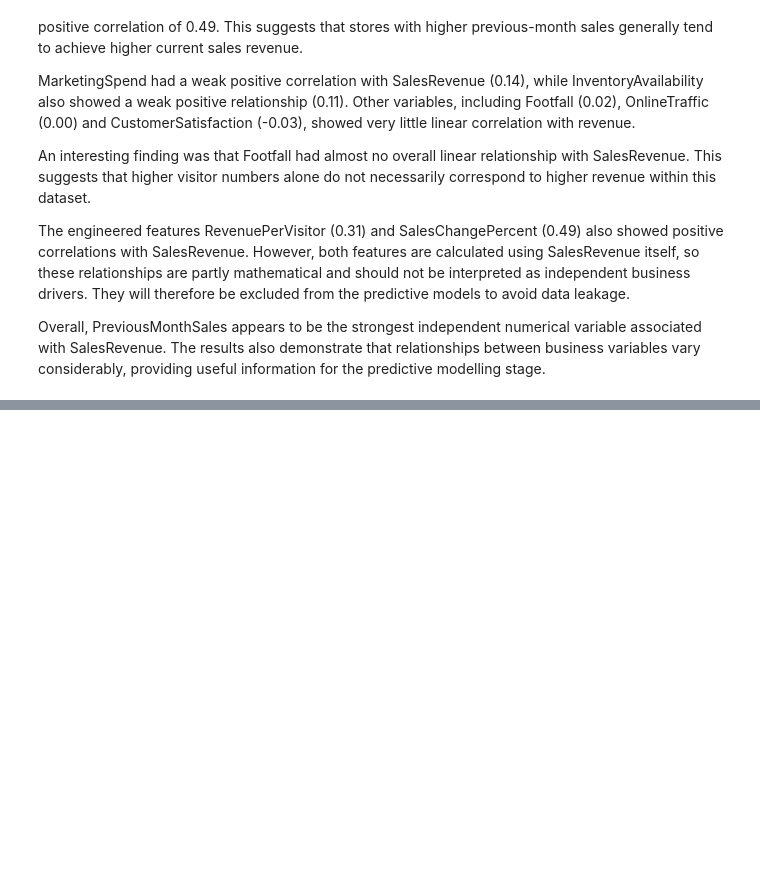
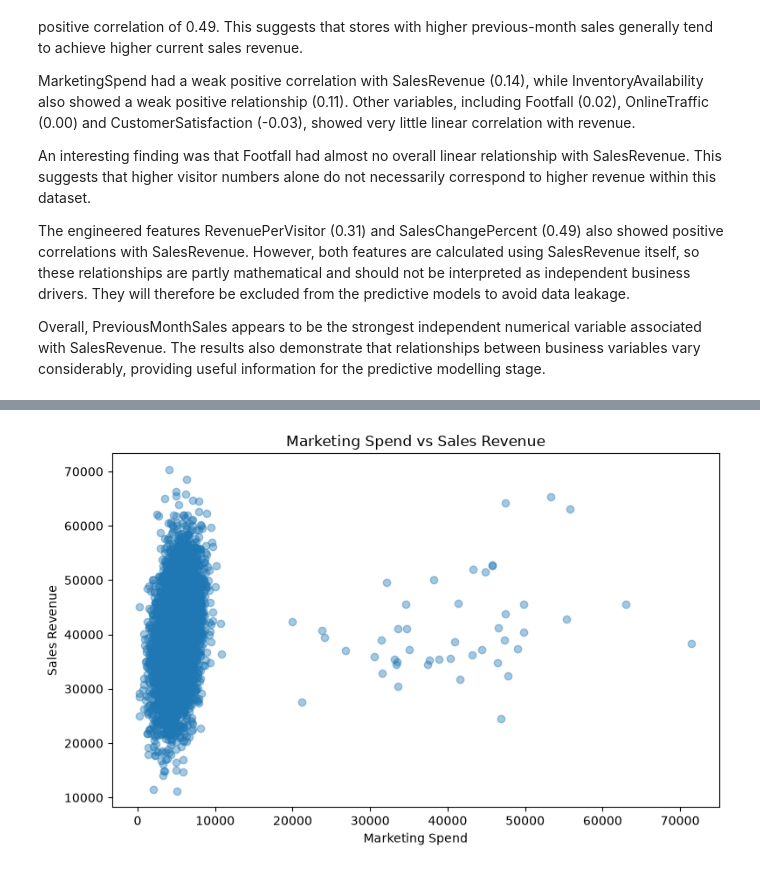
Before and after one commit to JackVC1/CA1-Data-Analytics-for-Business, a Jupyter notebook: notebooks/01_retail_performance.ipynb, the cells around one changed output, grey strips where cells are left out. Cells and saved outputs as stored; diff of their text form; code cells hidden in the pictures; blank space fills up the shorter version.

```diff
--- a/notebooks/01_retail_performance.ipynb
+++ b/notebooks/01_retail_performance.ipynb
@@ -739,0 +936,24 @@ Overall, PreviousMonthSales appears to be the strongest independent numerical va
+# %%
+
+# TASK 1: Visualisations
+# Requirement: Visualise the relationship between MarketingSpend and SalesRevenue
+
+# Create the scatter plot
+plt.figure(figsize=(8, 5))
+
+plt.scatter(
+    retail_clean["MarketingSpend"],
+    retail_clean["SalesRevenue"],
+    alpha=0.4
+)
+
+# Add chart labels and title
+plt.title("Marketing Spend vs Sales Revenue")
+plt.xlabel("Marketing Spend")
+plt.ylabel("Sales Revenue")
+
+# Display the chart
+plt.tight_layout()
+plt.show()
+# %% [output]
+[figure, added]
```
Also changed, not shown: parts of 8 cells of this notebook.
